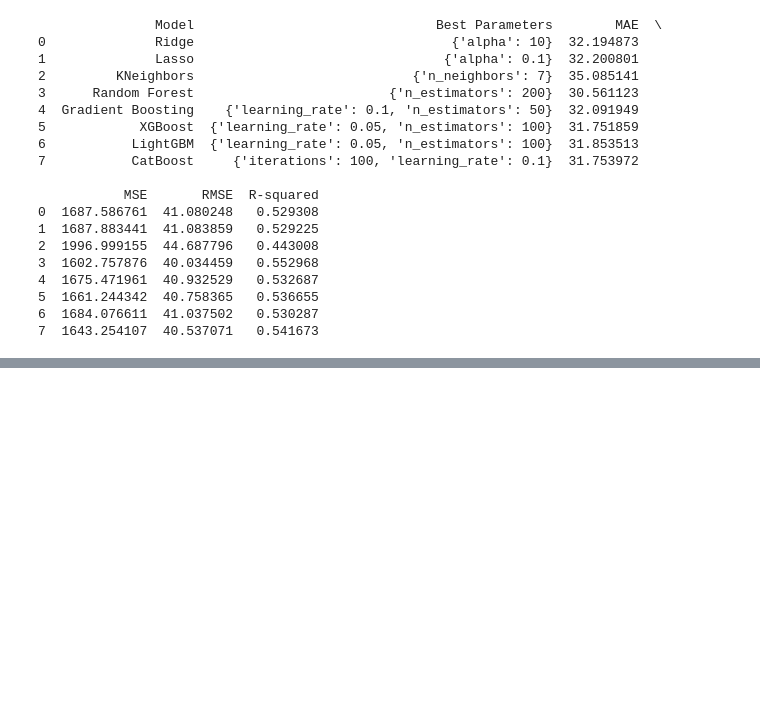
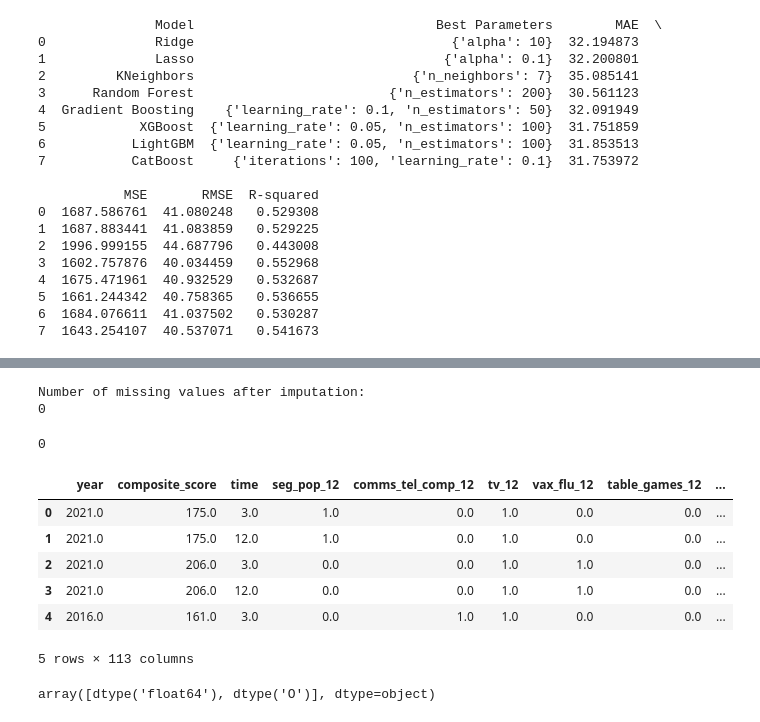
Before and after one commit to geomwangi007/Early-Detection-of-Alzheimer-s-Disease-and-Related-Dementias-Using-Social-Determinants-of-Health, a Jupyter notebook: IPNYBS/Geoffrey.ipynb, the cells around one changed output, grey strips where cells are left out. Saved outputs shown, nothing was run; the diff lists cells and outputs as text; code cells hidden in the pictures; blank space fills up the shorter version.

```diff
--- a/IPNYBS/Geoffrey.ipynb
+++ b/IPNYBS/Geoffrey.ipynb
@@ -1111,0 +1176,3 @@ print(results_df)
+# %%
+numeric_data = data_long.select_dtypes(include=['float64', 'int64'])
+categorical_data = data_long.select_dtypes(exclude=['float64', 'int64'])
@@ -1111,0 +1209,35 @@ print(results_df)
+# %%
+
+imputer_numeric = SimpleImputer(strategy='median')
+imputer_categorical = SimpleImputer(strategy='most_frequent')
+
+
+numeric_data_imputed = pd.DataFrame(imputer_numeric.fit_transform(numeric_data), columns=numeric_data.columns)
+categorical_data_imputed = pd.DataFrame(imputer_categorical.fit_transform(categorical_data), columns=categorical_data.columns)
+
+
+data_long_imputed = pd.concat([numeric_data_imputed, categorical_data_imputed], axis=1)
+
+
+print("Number of missing values after imputation:")
+# %% [output]
+Number of missing values after imputation:
+0
+# %%
+print(data_long_imputed.isna().sum().sum())
+# %% [output]
+0
+# %%
+data_long_imputed.head()
+# %% [output]
+|  | year | composite_score | time | seg_pop_12 | comms_tel_comp_12 | tv_12 | vax_flu_12 | table_games_12 | ... |
+| 0 | 2021.0 | 175.0 | 3.0 | 1.0 | 0.0 | 1.0 | 0.0 | 0.0 | ... |
+| 1 | 2021.0 | 175.0 | 12.0 | 1.0 | 0.0 | 1.0 | 0.0 | 0.0 | ... |
+| 2 | 2021.0 | 206.0 | 3.0 | 0.0 | 0.0 | 1.0 | 1.0 | 0.0 | ... |
+| 3 | 2021.0 | 206.0 | 12.0 | 0.0 | 0.0 | 1.0 | 1.0 | 0.0 | ... |
+| 4 | 2016.0 | 161.0 | 3.0 | 0.0 | 1.0 | 1.0 | 0.0 | 0.0 | ... |
+5 rows × 113 columns
+# %%
+data_long_imputed.dtypes.unique()
+# %% [output]
+array([dtype('float64'), dtype('O')], dtype=object)
```
Also changed, not shown: parts of 36 cells of this notebook, 3 other files.
